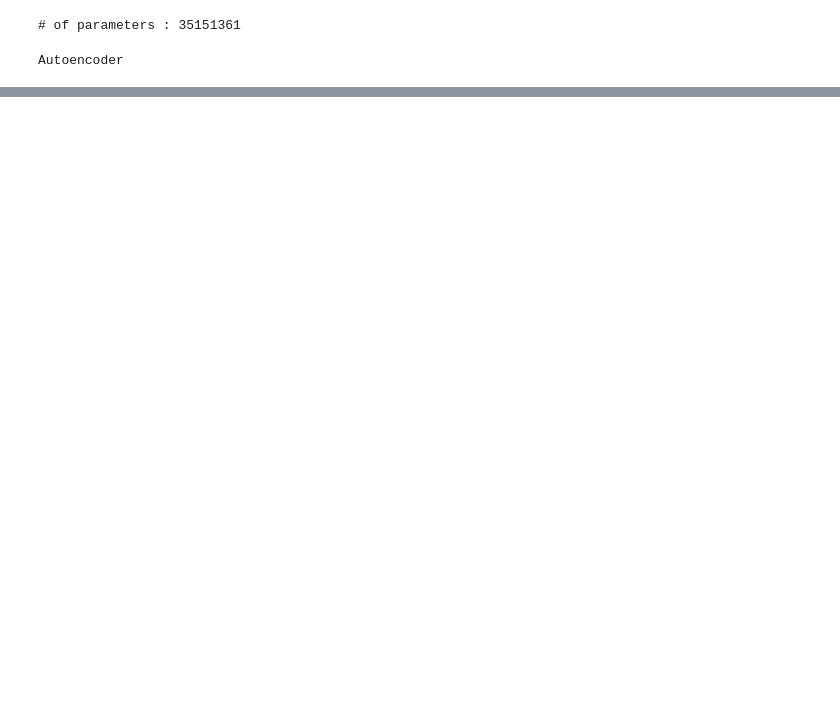
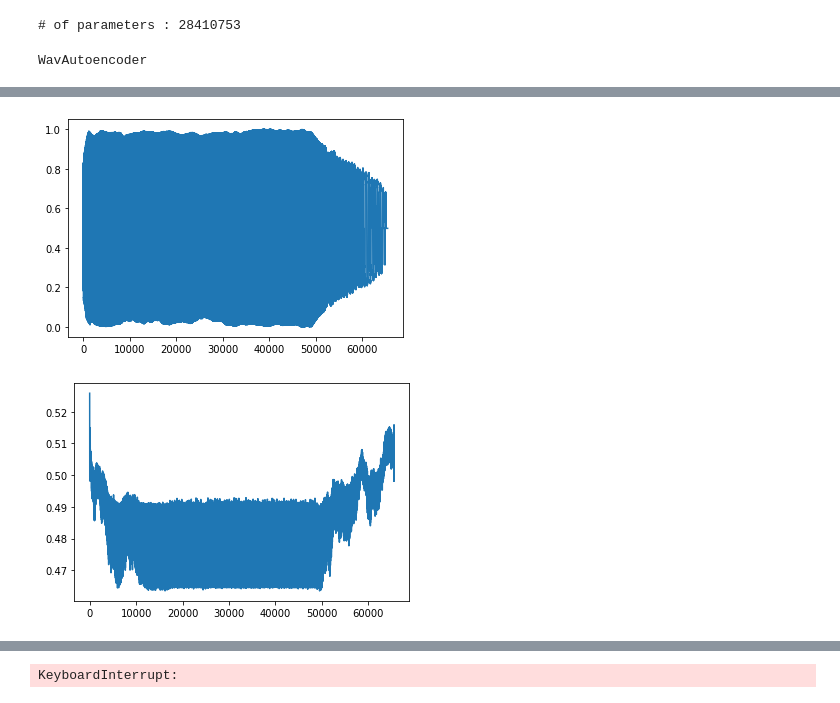
Before and after one commit to pgigioli/music_ml, a Jupyter notebook: train_wav_autoencoder.ipynb, the cells around one changed output, grey strips where cells are left out. Cells and saved outputs as stored; diff of their text form; code cells hidden in the pictures; blank space fills up the shorter version.

Commit message:
wav autoencoder

```diff
--- a/train_wav_autoencoder.ipynb
+++ b/train_wav_autoencoder.ipynb
@@ -29,6 +27,7 @@ hparams = {
     'feature_type' : 'raw',
     'instrument_source' : [0],
     'scaling' : 'normalize',
+    'mu_law_companding' : True,
     'resize' : (65536,),
     'n_epochs' : 25,
     'batch_size' : 64,
@@ -45,7 +44,8 @@ train_dataset = NSynthDataset(
     instrument_source=hparams['instrument_source'],
     feature_type=hparams['feature_type'],
     scaling=hparams['scaling'],
-    resize=hparams['resize']
+    resize=hparams['resize'],
+    mu_law_companding=hparams['mu_law_companding']
 )
 
 val_dataset = NSynthDataset(
@@ -53,7 +53,8 @@ val_dataset = NSynthDataset(
     instrument_source=hparams['instrument_source'],
     feature_type=hparams['feature_type'],
     scaling=hparams['scaling'],
-    resize=hparams['resize']
+    resize=hparams['resize'],
+    mu_law_companding=hparams['mu_law_companding']
 )
 # %%
 train_dataloader = torch.utils.data.DataLoader(train_dataset, batch_size=hparams['batch_size'], shuffle=True)
@@ -62,7 +63,7 @@ val_dataloader = torch.utils.data.DataLoader(val_dataset, batch_size=hparams['ba
 model = WavAutoencoder(h_dim=hparams['hidden_dim']).to(device)
 print('# of parameters : {}'.format(sum(p.numel() for p in model.parameters() if p.requires_grad)))
 # %% [output]
-# of parameters : 35151361
+# of parameters : 28410753
 # %%
 optimizer = torch.optim.Adam(model.parameters(), lr=hparams['lr'])
 # %%
@@ -78,7 +79,7 @@ log = open(log_file, 'w')
 log.close()
 print_and_log('{}'.format(model.__class__.__name__), log_file)
 # %% [output]
-Autoencoder
+WavAutoencoder
 # %%
 loss_fn = nn.BCELoss(reduction='none')
 loss_weighting = lambda x : 1 #99*(x**2)+1
@@ -125,24 +126,25 @@ for epoch in range(epoch, hparams['n_epochs']):
         if itr % hparams['val_iters'] == 0:
             model.eval()
 
-            ct, i, val_loss = 0, 0, 0.0
-            for batch in val_dataloader:
-                i += 1
-                ct += batch.size(0)
-                batch = batch.unsqueeze(1).to(device)
-                outputs = model(batch)
+            with torch.no_grad():
+                ct, i, val_loss = 0, 0, 0.0
+                for batch in val_dataloader:
+                    i += 1
+                    ct += batch.size(0)
+                    batch = batch.unsqueeze(1).to(device)
+                    outputs = model(batch)
 
-                loss = loss_fn(outputs, batch)
-                loss = (loss_weighting(batch)*loss).mean()
-                val_loss += (loss.item() - val_loss)/i
+                    loss = loss_fn(outputs, batch)
+                    loss = (loss_weighting(batch)*loss).mean()
+                    val_loss += (loss.item() - val_loss)/i
 
-                if ct >= hparams['n_val_samples']:
-                    break
+                    if ct >= hparams['n_val_samples']:
+                        break
 
             print_and_log('Val - loss : {:.4f}'.format(val_loss), log_file)
-            librosa.display.specshow(batch[0][0].cpu().numpy(), sr=16000, x_axis='time', y_axis='hz')
+            plt.plot(batch[0][0].cpu().numpy())
             plt.show()
-            librosa.display.specshow(outputs[0][0].detach().cpu().numpy(), sr=16000, x_axis='time', y_axis='hz')
+            plt.plot(outputs[0][0].detach().cpu().numpy())
             plt.show()
 
             if val_loss < best_loss:
@@ -178,0 +190,2 @@ for epoch in range(epoch, hparams['n_epochs']):
+[figure, added]
+[figure, added]
@@ -178,0 +196 @@ for epoch in range(epoch, hparams['n_epochs']):
+KeyboardInterrupt:
```
Also changed, not shown: parts of 2 cells of this notebook, 6 other files.
